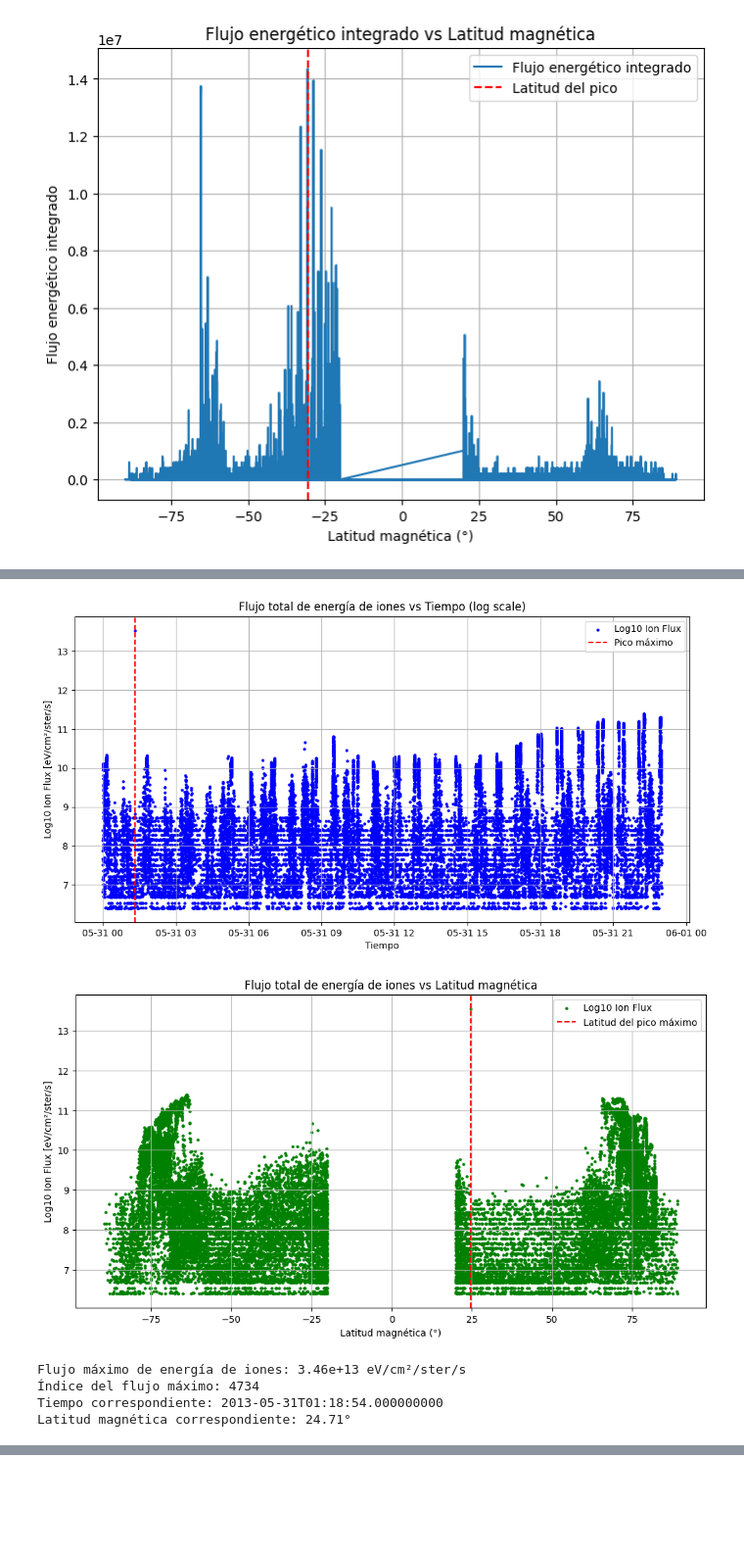
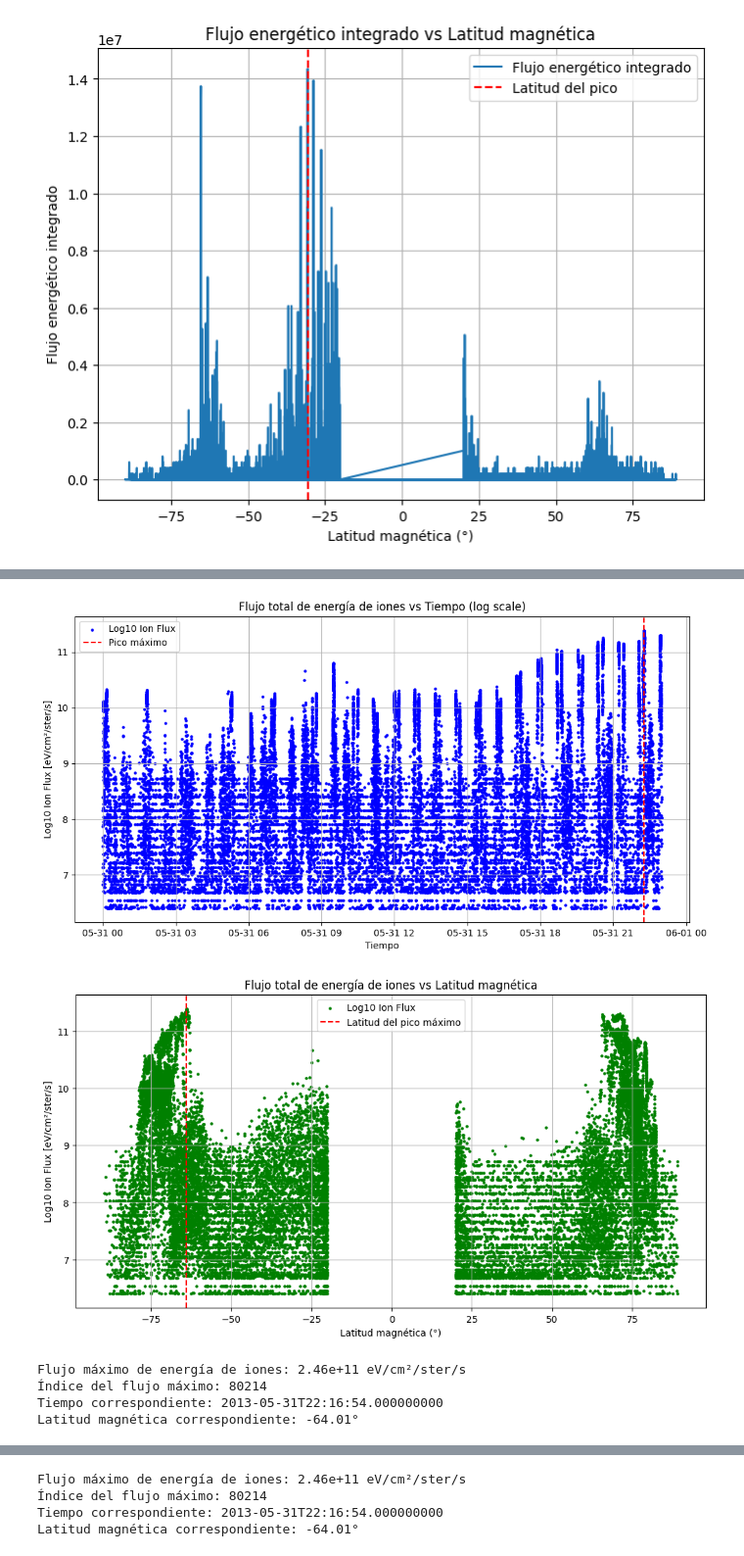
Before and after one commit to BenjaminEdwardsUsach/Proyecto_OvationPyme, a Jupyter notebook: Test03.ipynb, the cells around one changed output, grey strips where cells are left out. Shown at 98% size. Saved outputs shown, nothing was run; the diff lists cells and outputs as text; code cells hidden in the pictures; blank space fills up the shorter version.

```diff
--- a/Test03.ipynb
+++ b/Test03.ipynb
@@ -287,7 +312,7 @@ Latitud magnética correspondiente: -30.66°
 # Cargar archivo CDF
 archivo_cdf = cdflib.CDF('dmsp-f16_ssjs_precipitating-electrons-ions_20130531000000_20130531230000_cdaweb.cdf')
 
-# Extraer variables necesarias
+# Extraer variables necesarias ION_DIFF_ENERGY_FLUX
 tiempo = archivo_cdf.varget('Epoch')  # Tiempo en milisegundos
 ion_flux = archivo_cdf.varget('ION_TOTAL_ENERGY_FLUX')  # Flujo total de energía de iones
 latitud_magnetica = archivo_cdf.varget('SC_AACGM_LAT')  # Latitud geomagnética en grados
@@ -296,13 +321,25 @@ latitud_magnetica = archivo_cdf.varget('SC_AACGM_LAT')  # Latitud geomagnética
 tiempo_final = cdflib.cdfepoch.to_datetime(tiempo)
 
 # Logaritmo base 10 del flujo de energía para mejorar visualización
-log_ion_flux = [math.log10(flujo) if flujo > 0 else np.nan for flujo in ion_flux]
+LOG_ion_flux = [math.log10(flujo) if flujo > 0 else np.nan for flujo in ion_flux]
+log_ion_flux = [num if num <= 13 else np.nan for num in LOG_ion_flux]
+
+
 
 # Encontrar el índice del pico máximo de flujo
-indice_max_flux = np.nanargmax(ion_flux)
+indice_max_flux = np.nanargmax(log_ion_flux)
 max_flux = ion_flux[indice_max_flux]
 tiempo_max_flux = tiempo_final[indice_max_flux]
 latitud_max_flux = latitud_magnetica[indice_max_flux]
+tiempo = list(tiempo_final)
+print(tiempo_max_flux)
+
+tempo = []
+for i in tiempo:
+    tempo.append(str(i))
+buscado =(tempo.index(str(tiempo_max_flux), 0, len(tempo)))
+l1,l2=buscado-200,buscado+200
+print(buscado)
 
 # Graficar el flujo total de energía de iones en función del tiempo
 plt.figure(figsize=(12, 6))
@@ -331,4 +368,32 @@ print(f"Flujo máximo de energía de iones: {max_flux:.2e} eV/cm²/ster/s")
 print(f"Índice del flujo máximo: {indice_max_flux}")
 print(f"Tiempo correspondiente: {tiempo_max_flux}")
 print(f"Latitud magnética correspondiente: {latitud_max_flux:.2f}°")
+
+# Graficar el flujo total de energía de iones en función del tiempo
+plt.figure(figsize=(12, 6))
+plt.scatter(tiempo_final[l1:l2], log_ion_flux[l1:l2], s=5, c='b', label='Log10 Ion Flux')  # Log del flujo
+plt.axvline(tiempo_max_flux, color='r', linestyle='--', label='Pico máximo')  # Línea vertical en el pico
+plt.xlabel('Tiempo')
+plt.ylabel('Log10 Ion Flux [eV/cm²/ster/s]')
+plt.title('Flujo total de energía de iones vs Tiempo (log scale)')
+plt.legend()
+plt.grid()
+plt.show()
+
+# Graficar el flujo en función de la latitud magnética
+plt.figure(figsize=(12, 6))
+plt.scatter(latitud_magnetica[l1:l2], log_ion_flux[l1:l2], s=5, c='g', label='Log10 Ion Flux')  # Log del flujo
+plt.axvline(latitud_max_flux, color='r', linestyle='--', label='Latitud del pico máximo')
+plt.xlabel('Latitud magnética (°)')
+plt.ylabel('Log10 Ion Flux [eV/cm²/ster/s]')
+plt.title('Flujo total de energía de iones vs Latitud magnética')
+plt.legend()
+plt.grid()
+plt.show()
+
+# Resultados
+print(f"Flujo máximo de energía de iones: {max_flux:.2e} eV/cm²/ster/s")
+print(f"Índice del flujo máximo: {indice_max_flux}")
+print(f"Tiempo correspondiente: {tiempo_max_flux}")
+print(f"Latitud magnética correspondiente: {latitud_max_flux:.2f}°")
 # %% [output]
@@ -335,6 +402,6 @@ print(f"Latitud magnética correspondiente: {latitud_max_flux:.2f}°")
-[figure, old version]
+[figure, new version]
-[figure, old version]
+[figure, new version]
-Flujo máximo de energía de iones: 3.46e+13 eV/cm²/ster/s
-Índice del flujo máximo: 4734
-Tiempo correspondiente: 2013-05-31T01:18:54.000000000
-Latitud magnética correspondiente: 24.71°
+Flujo máximo de energía de iones: 2.46e+11 eV/cm²/ster/s
+Índice del flujo máximo: 80214
+Tiempo correspondiente: 2013-05-31T22:16:54.000000000
+Latitud magnética correspondiente: -64.01°
@@ -340,0 +410,4 @@ Latitud magnética correspondiente: 24.71°
+Flujo máximo de energía de iones: 2.46e+11 eV/cm²/ster/s
+Índice del flujo máximo: 80214
+Tiempo correspondiente: 2013-05-31T22:16:54.000000000
+Latitud magnética correspondiente: -64.01°
```
Also changed, not shown: parts of 6 cells of this notebook.
